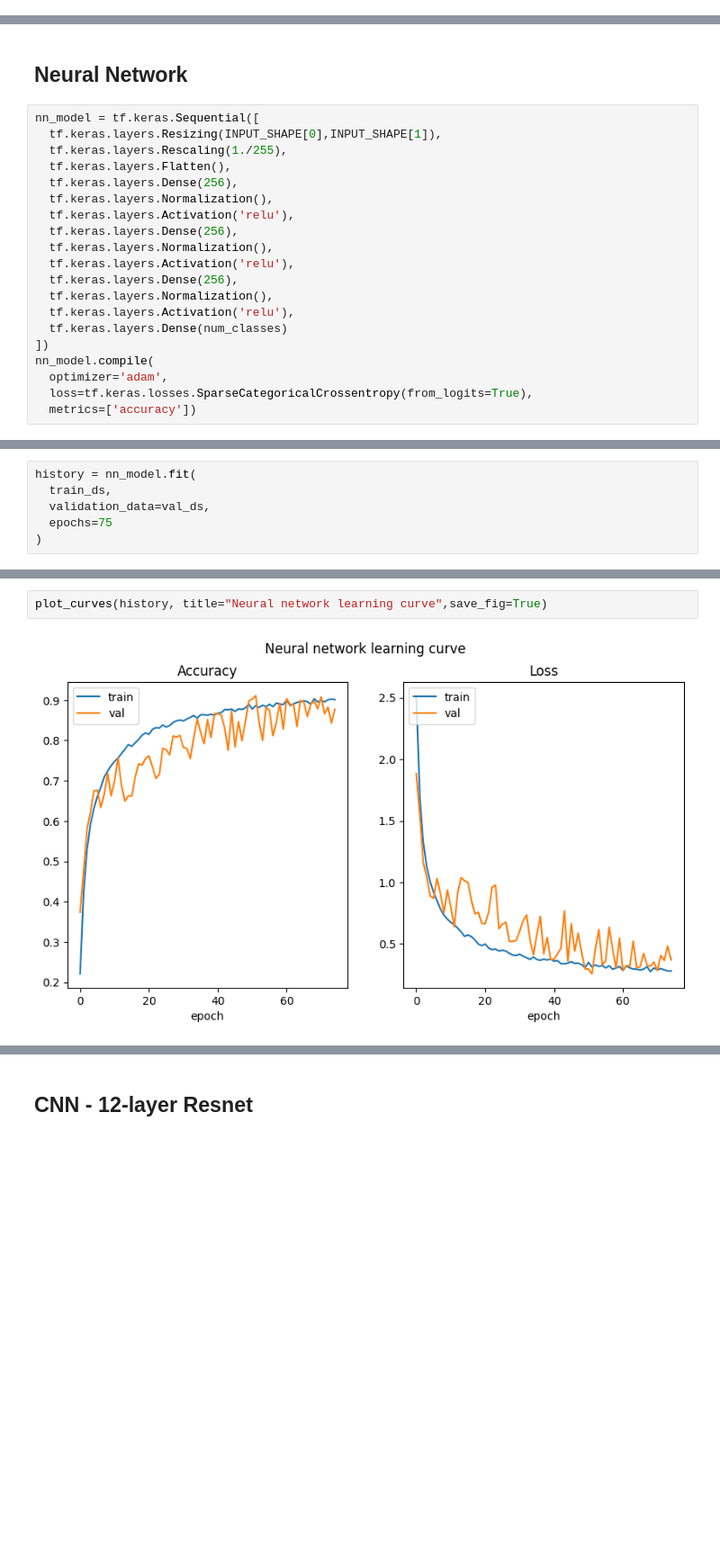
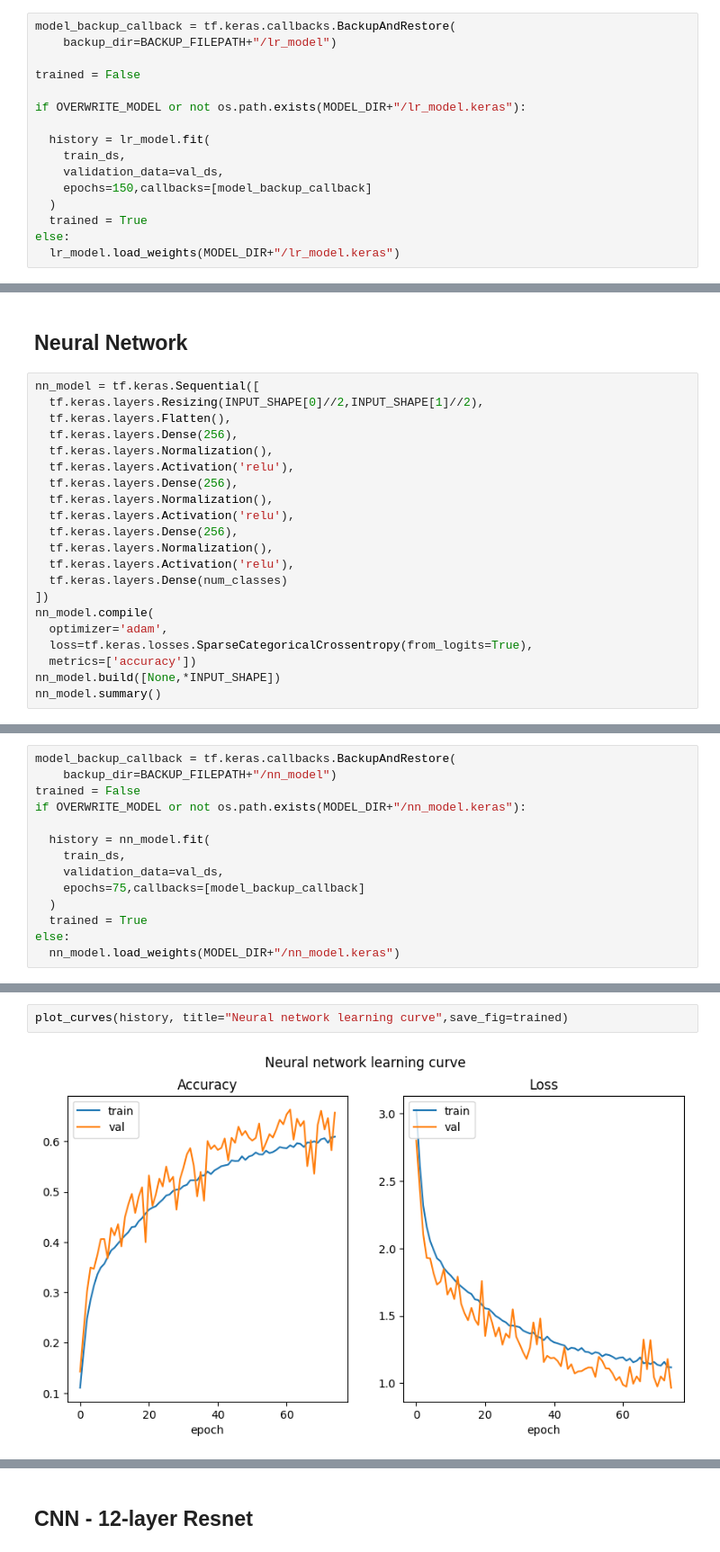
Before and after one commit to zivm20/Sign-language-classification, a Jupyter notebook: main.ipynb, the cells around one changed output, grey strips where cells are left out. Shown at 90% size. Saved outputs shown, nothing was run; the diff lists cells and outputs as text; blank space fills up the shorter version.

```diff
--- a/main.ipynb
+++ b/main.ipynb
@@ -107,0 +135,16 @@ Epoch 100/100
+# %%
+model_backup_callback = tf.keras.callbacks.BackupAndRestore(
+    backup_dir=BACKUP_FILEPATH+"/lr_model")
+
+trained = False
+
+if OVERWRITE_MODEL or not os.path.exists(MODEL_DIR+"/lr_model.keras"):
+
+  history = lr_model.fit(
+    train_ds,
+    validation_data=val_ds,
+    epochs=150,callbacks=[model_backup_callback]
+  )
+  trained = True
+else:
+  lr_model.load_weights(MODEL_DIR+"/lr_model.keras")
@@ -120,8 +182,7 @@ plot_curves(history, title="Linear Regression learning curve",save_fig=True)
 ## Neural Network
 # %%
 nn_model = tf.keras.Sequential([
-  tf.keras.layers.Resizing(INPUT_SHAPE[0],INPUT_SHAPE[1]),
-  tf.keras.layers.Rescaling(1./255),
+  tf.keras.layers.Resizing(INPUT_SHAPE[0]//2,INPUT_SHAPE[1]//2),
   tf.keras.layers.Flatten(),
   tf.keras.layers.Dense(256),
   tf.keras.layers.Normalization(),
@@ -138,3 +199,5 @@ nn_model.compile(
   optimizer='adam',
   loss=tf.keras.losses.SparseCategoricalCrossentropy(from_logits=True),
   metrics=['accuracy'])
+nn_model.build([None,*INPUT_SHAPE])
+nn_model.summary()
@@ -141,6 +221,0 @@ nn_model.compile(
-# %%
-history = nn_model.fit(
-  train_ds,
-  validation_data=val_ds,
-  epochs=75
-)
@@ -164,0 +222,14 @@ Epoch 75/75
+# %%
+model_backup_callback = tf.keras.callbacks.BackupAndRestore(
+    backup_dir=BACKUP_FILEPATH+"/nn_model")
+trained = False
+if OVERWRITE_MODEL or not os.path.exists(MODEL_DIR+"/nn_model.keras"):
+
+  history = nn_model.fit(
+    train_ds,
+    validation_data=val_ds,
+    epochs=75,callbacks=[model_backup_callback]
+  )
+  trained = True
+else:
+  nn_model.load_weights(MODEL_DIR+"/nn_model.keras")
@@ -165,5 +254,5 @@ Epoch 75/75
 # %%
-plot_curves(history, title="Neural network learning curve",save_fig=True)
+plot_curves(history, title="Neural network learning curve",save_fig=trained)
 # %% [output]
-[figure, old version]
+[figure, new version]
 # %%
```
Also changed, not shown: parts of 45 cells of this notebook, 26 other files.
